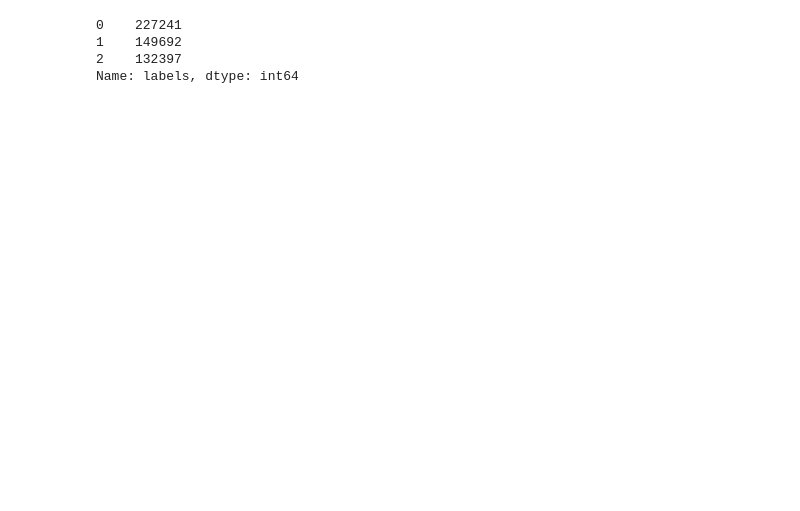
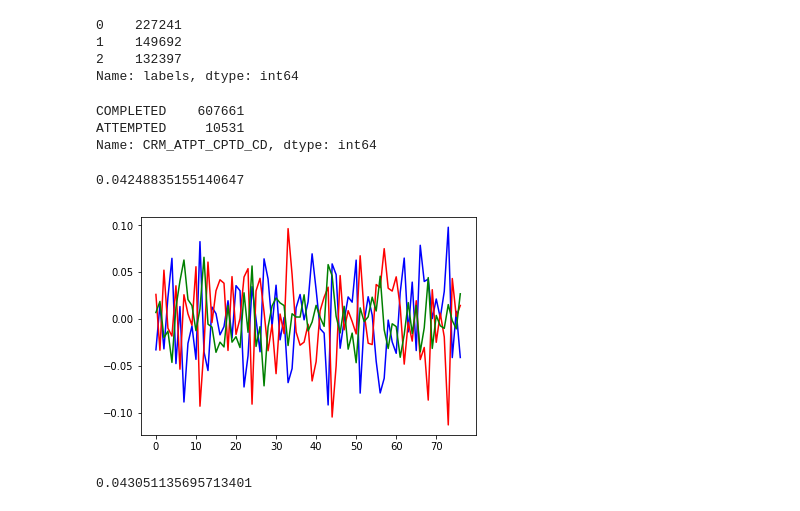
Before and after one commit to noopurP/NBAY6170_project, a Jupyter notebook: nypd_dataset.ipynb, the cells around one changed output. Saved outputs shown, nothing was run; the diff lists cells and outputs as text; code cells hidden in the pictures; blank space fills up the shorter version.

Commit message:
modified graph

```diff
--- a/nypd_dataset.ipynb
+++ b/nypd_dataset.ipynb
@@ -255,5 +271,3 @@ Name: labels, dtype: int64
 cluster0 = df[df['labels']==0]
 cluster1 = df[df['labels']==1]
 cluster2 = df[df['labels']==2]
-# %%
-for i in range(3):
@@ -259,0 +276,47 @@ for i in range(3):
+# %%
+df = pd.read_csv("dataset/complaint_data.csv")
+# %%
+df.CRM_ATPT_CPTD_CD.value_counts()
+# %% [output]
+COMPLETED    607661
+ATTEMPTED     10531
+Name: CRM_ATPT_CPTD_CD, dtype: int64
+# %%
+f = []
+m = []
+v = []
+
+for i in (df["ADDR_PCT_CD"].unique()):
+    tot = len(df[df["ADDR_PCT_CD"]==i])
+    val = float(len(df[(df["ADDR_PCT_CD"]==i) & (df["LAW_CAT_CD"]=="FELONY")]))
+    f.append(val/tot)
+
+for i in (df["ADDR_PCT_CD"].unique()):
+    tot = len(df[df["ADDR_PCT_CD"]==i])
+    val = float(len(df[(df["ADDR_PCT_CD"]==i) & (df["LAW_CAT_CD"]=="MISDEMEANOR")]))
+    m.append(val/tot)
+
+for i in (df["ADDR_PCT_CD"].unique()):
+    tot = len(df[df["ADDR_PCT_CD"]==i])
+    val = float(len(df[(df["ADDR_PCT_CD"]==i) & (df["LAW_CAT_CD"]=="VIOLATION")]))
+    v.append(val/tot)
+
+f = np.array(f)
+m = np.array(m)
+v = np.array(v)
+
+np.std(f - f.mean())
+# %% [output]
+0.04248835155140647
+# %%
+
+plt.plot(np.arange(len(f)),f - f.mean(), color = "blue")
+plt.plot(np.arange(len(m)),m - m.mean(), color = "red")
+plt.plot(np.arange(len(v)),v - v.mean(), color = "green")
+plt.show()
+# %% [output]
+[figure, added]
+# %%
+np.std(f-f.mean(), ddof=2)
+# %% [output]
+0.043051135695713401
```
Also changed, not shown: parts of 21 cells of this notebook.
